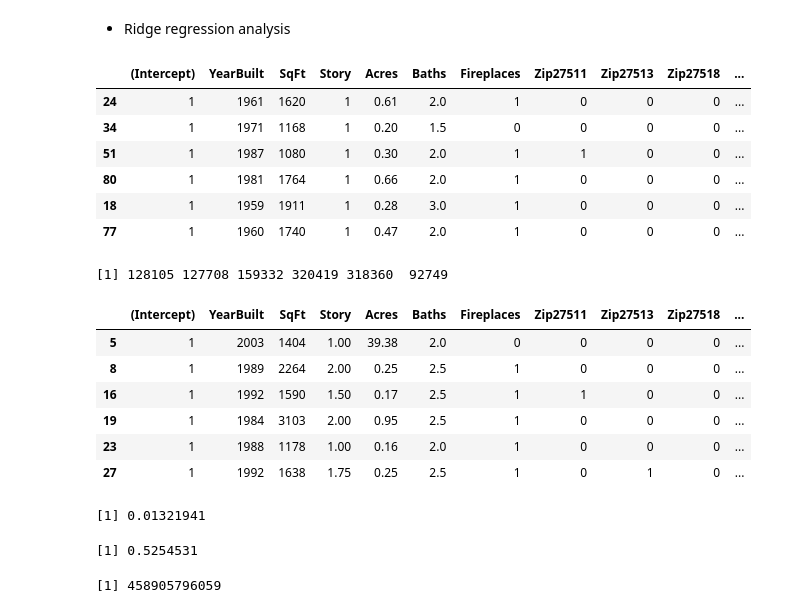
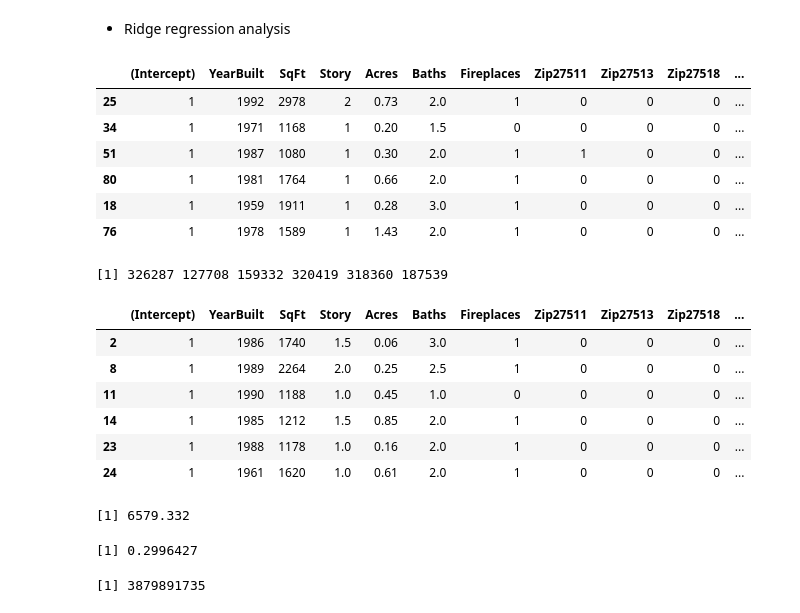
Before and after one commit to Mamie/STATS202F16Kaggle, a Jupyter notebook: notes/notes_exploratoryDataAnalysis_20161105.ipynb, the cells around one changed output. Saved outputs shown, nothing was run; the diff lists cells and outputs as text; code cells hidden in the pictures.

Commit message:
feat: Add descriptive analysis and baseline model

```diff
--- a/notes/notes_exploratoryDataAnalysis_20161105.ipynb
+++ b/notes/notes_exploratoryDataAnalysis_20161105.ipynb
@@ -82,0 +141,2 @@ pairs(data)
+# %%
+data = data[-c(5, 78),]
@@ -82,0 +146,7 @@ pairs(data)
+# %%
+set.seed(1)
+trainIdx = sample(1:nrow(data), round(nrow(data)*3/4, 0))
+validationIdx = (-trainIdx)
+lm.sqrtAcres = lm(Value~SqFt+Acres, data=data[trainIdx,])
+summary(lm.sqrtAcres)
+lm.sqrtAcres.pred = predict(lm.sqrtAcres, data[validationIdx,])
@@ -84,34 +234,30 @@ pairs(data)
 * Ridge regression analysis
 # %%
 library(glmnet)
-set.seed(1)
-trainIdx = sample(1:nrow(data), round(nrow(data)*3/4, 0))
-testIdx = (-trainIdx)
-
 x.train = model.matrix(Value~., data=data[trainIdx,])
-x.test = model.matrix(Value~., data=data[testIdx,])
+x.validation = model.matrix(Value~., data=data[validationIdx,])
 y.train = data[trainIdx,]$Value
-y.test = data[testIdx,]$Value
+y.validation = data[validationIdx,]$Value
 # %%
 head(x.train)
 head(y.train)
-head(x.test)
+head(x.validation)
 # %% [output]
 |  | (Intercept) | YearBuilt | SqFt | Story | Acres | Baths | Fireplaces | Zip27511 | Zip27513 | Zip27518 | ... |
-| 24 | 1 | 1961 | 1620 | 1 | 0.61 | 2.0 | 1 | 0 | 0 | 0 | ... |
+| 25 | 1 | 1992 | 2978 | 2 | 0.73 | 2.0 | 1 | 0 | 0 | 0 | ... |
 | 34 | 1 | 1971 | 1168 | 1 | 0.20 | 1.5 | 0 | 0 | 0 | 0 | ... |
 | 51 | 1 | 1987 | 1080 | 1 | 0.30 | 2.0 | 1 | 1 | 0 | 0 | ... |
 | 80 | 1 | 1981 | 1764 | 1 | 0.66 | 2.0 | 1 | 0 | 0 | 0 | ... |
 | 18 | 1 | 1959 | 1911 | 1 | 0.28 | 3.0 | 1 | 0 | 0 | 0 | ... |
-| 77 | 1 | 1960 | 1740 | 1 | 0.47 | 2.0 | 1 | 0 | 0 | 0 | ... |
+| 76 | 1 | 1978 | 1589 | 1 | 1.43 | 2.0 | 1 | 0 | 0 | 0 | ... |
-[1] 128105 127708 159332 320419 318360  92749
+[1] 326287 127708 159332 320419 318360 187539
 |  | (Intercept) | YearBuilt | SqFt | Story | Acres | Baths | Fireplaces | Zip27511 | Zip27513 | Zip27518 | ... |
-| 5 | 1 | 2003 | 1404 | 1.00 | 39.38 | 2.0 | 0 | 0 | 0 | 0 | ... |
-| 8 | 1 | 1989 | 2264 | 2.00 | 0.25 | 2.5 | 1 | 0 | 0 | 0 | ... |
-| 16 | 1 | 1992 | 1590 | 1.50 | 0.17 | 2.5 | 1 | 1 | 0 | 0 | ... |
-| 19 | 1 | 1984 | 3103 | 2.00 | 0.95 | 2.5 | 1 | 0 | 0 | 0 | ... |
-| 23 | 1 | 1988 | 1178 | 1.00 | 0.16 | 2.0 | 1 | 0 | 0 | 0 | ... |
-| 27 | 1 | 1992 | 1638 | 1.75 | 0.25 | 2.5 | 1 | 0 | 1 | 0 | ... |
+| 2 | 1 | 1986 | 1740 | 1.5 | 0.06 | 3.0 | 1 | 0 | 0 | 0 | ... |
+| 8 | 1 | 1989 | 2264 | 2.0 | 0.25 | 2.5 | 1 | 0 | 0 | 0 | ... |
+| 11 | 1 | 1990 | 1188 | 1.0 | 0.45 | 1.0 | 0 | 0 | 0 | 0 | ... |
+| 14 | 1 | 1985 | 1212 | 1.5 | 0.85 | 2.0 | 1 | 0 | 0 | 0 | ... |
+| 23 | 1 | 1988 | 1178 | 1.0 | 0.16 | 2.0 | 1 | 0 | 0 | 0 | ... |
+| 24 | 1 | 1961 | 1620 | 1.0 | 0.61 | 2.0 | 1 | 0 | 0 | 0 | ... |
 # %%
 # selection of the lambda by cross validation
 grid = 10^seq(10, -2, length=100)
@@ -120,14 +266,14 @@ ridge.mod = cv.glmnet(x.train, y.train, alpha=0, lambda=grid,
 lambda.best = ridge.mod$lambda.min
 lambda.best
 # %% [output]
-[1] 0.01321941
+[1] 6579.332
 # %%
-ridge.pred = predict(ridge.mod, newx=x.test, s=lambda.best)
-1-mean((ridge.pred-y.test)^2)/mean((mean(y.test)-y.test)^2)
-mean((ridge.pred-y.test)^2)
+ridge.pred = predict(ridge.mod, newx=x.validation, s=lambda.best)
+1-mean((ridge.pred-y.validation)^2)/mean((mean(y.validation)-y.validation)^2)
+mean((ridge.pred-y.validation)^2)
 # %% [output]
-[1] 0.5254531
+[1] 0.2996427
-[1] 458905796059
+[1] 3879891735
 # %%
 predict(ridge.mod, newx=x.test, s=lambda.best, type='coefficients')
 # %% [output]
```
Also changed, not shown: parts of 23 cells of this notebook.
